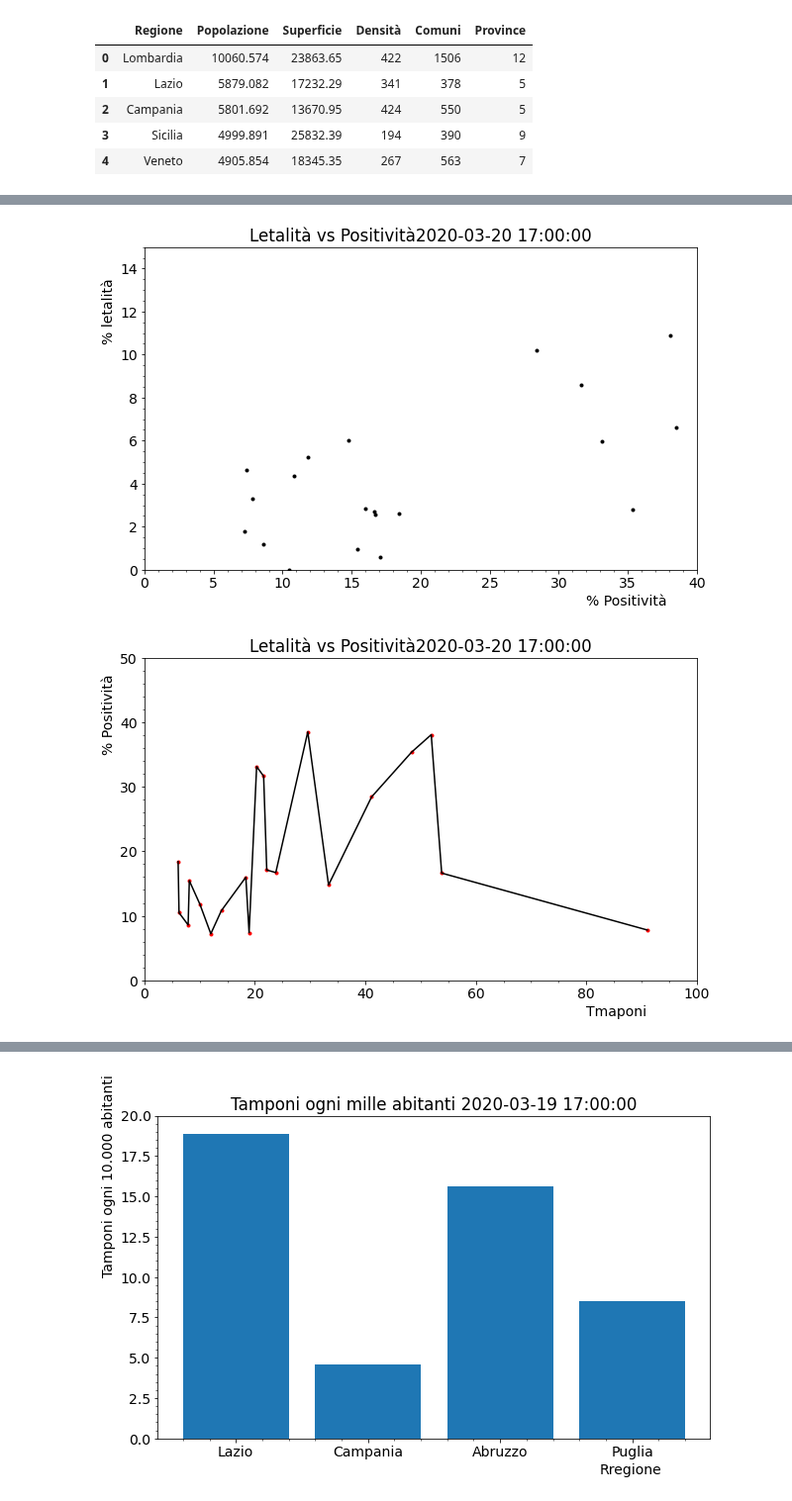
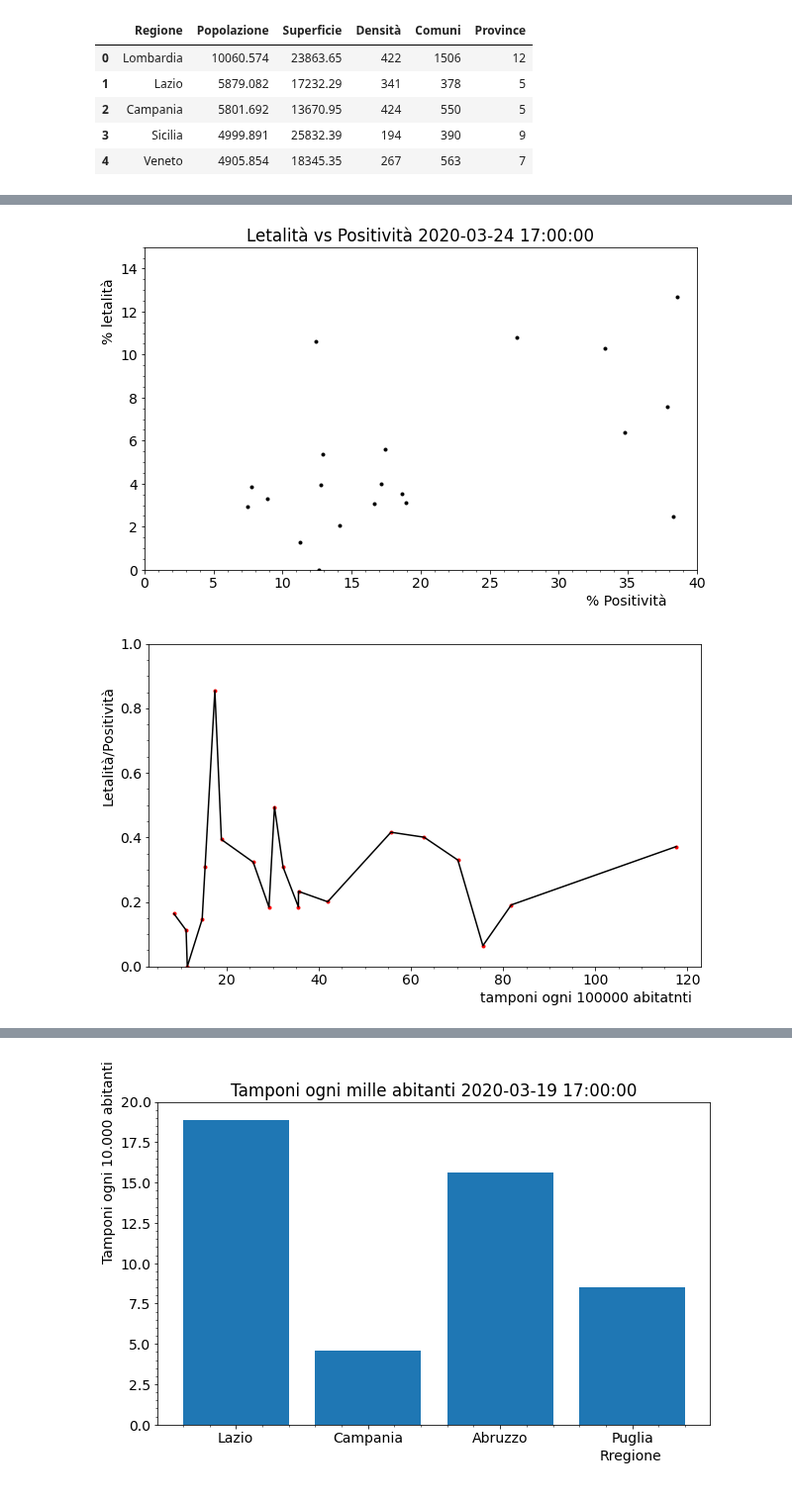
Before and after one commit to lorenzopaolucci/studenti, a Jupyter notebook: covid19.ipynb, the cells around one changed output, grey strips where cells are left out. Shown at 99% size. Drawn from its saved outputs; the diff is of its cells as text; code cells hidden in the pictures.

```diff
--- a/covid19.ipynb
+++ b/covid19.ipynb
@@ -531,7 +689,7 @@ dpr.head()
 | 3 | Sicilia | 4999.891 | 25832.39 | 194 | 390 | 9 |
 | 4 | Veneto | 4905.854 | 18345.35 | 267 | 563 | 7 |
 # %%
-data_sel = '2020-03-19 17:00:00'
+data_sel = '2020-03-22 17:00:00'
 regioni = np.array(dpr['Regione'])
 perc_tamponi = []
 perc_positivi = []
@@ -592,23 +750,25 @@ ax.set_xlabel('% Positività', horizontalalignment = 'left', x=0.8)
 ax.set_ylabel('% letalità', horizontalalignment = 'left', y=0.7)
 plt.show()
 # %% [output]
-[figure, old version]
+[figure, new version]
 # %%
 import itertools
 fig, ax = plt.subplots(figsize=(10,6))
-y = 100*np.array(perc_positivi)/np.array(perc_tamponi)
+y1 = 100*(np.array(perc_deceduti)/np.array(perc_positivi))
+y2 = 100*np.array(perc_positivi)/np.array(perc_tamponi)
+y=y1/y2
 x = np.array(perc_tamponi)
 new_x, new_y = zip(*sorted(zip(x, y)))
 ax.plot(x,y, 'r.')
 ax.plot(new_x,new_y, 'k-')
 plt.minorticks_on()
-ax.set_xlim(0,100)
-ax.set_ylim(0,50)
-ax.set_title('Letalità vs Positività'+str(np.array(df['data'])[-1]))
-ax.set_xlabel('Tmaponi', horizontalalignment = 'left', x=0.8)
-ax.set_ylabel('% Positività', horizontalalignment = 'left', y=0.7)
+#ax.set_xlim(0,100)
+ax.set_ylim(0,1)
+#ax.set_title('Letalità vs Positività'+str(np.array(df['data'])[-1]))
+ax.set_xlabel('tamponi ogni 100000 abitatnti', horizontalalignment = 'left', x=0.6)
+ax.set_ylabel('Letalità/Positività', horizontalalignment = 'left', y=0.5)
 plt.show()
 # %% [output]
-[figure, old version]
+[figure, new version]
 # %%
 dati_regioni = []
```
Also changed, not shown: parts of 24 cells of this notebook.
